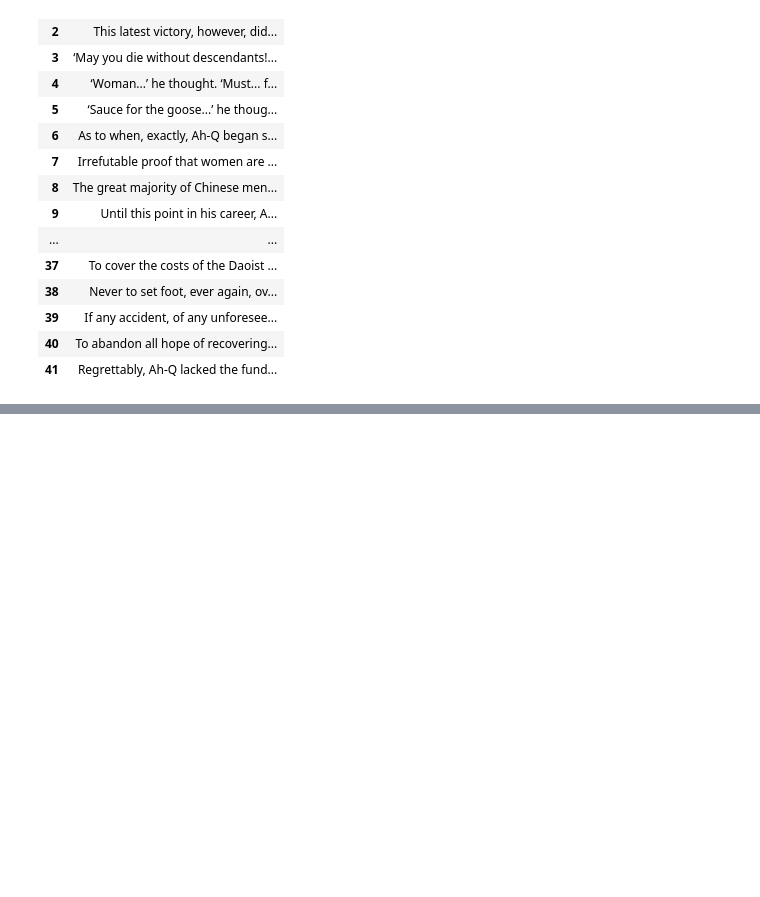
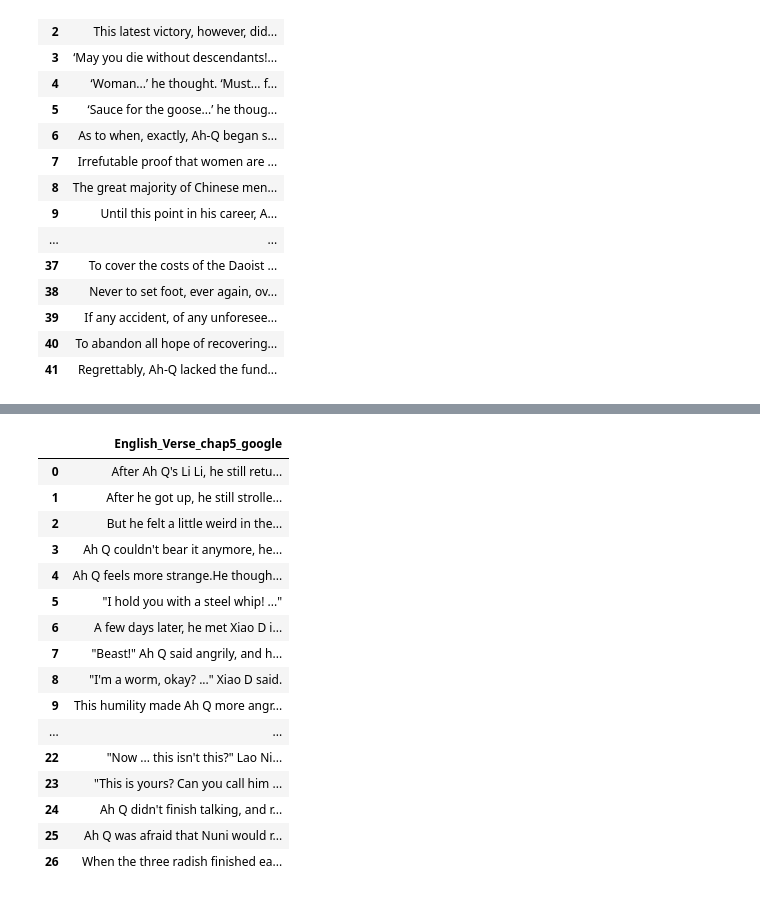
Before and after one commit to sydney-machine-learning/translationanalysis-Mandarin, a Jupyter notebook: jupyter_notebook/data_pre_processing_new.ipynb, the cells around one changed output, grey strips where cells are left out. Cells and saved outputs as stored; diff of their text form; code cells hidden in the pictures; blank space fills up the shorter version.

```diff
--- a/jupyter_notebook/data_pre_processing_new.ipynb
+++ b/jupyter_notebook/data_pre_processing_new.ipynb
@@ -826,0 +916,52 @@ df_julia_chapt4
+# %%
+#google merge
+df_google_chapt5 = pd.read_csv("/Users/wangxuechun/unsw/thesis-repo/Data_set/google_dataset/chapter_5_eng_version_google.csv")
+
+merged_rows_google_chapt5 = df_google_chapt5.iloc[3:5]
+
+merged_row_google_chapt5 = merged_rows_google_chapt5.agg(agg)
+
+original_indices_google_chapt5 = merged_rows_google_chapt5.index
+
+insert_index_google_chapt5 = original_indices_google_chapt5[0]
+
+df_dropped_google_chapt5 = df_google_chapt5.drop(original_indices_google_chapt5)
+
+merged_row_df_google_chapt5 = pd.DataFrame([merged_row_google_chapt5], index=[insert_index_google_chapt5])
+
+df_with_merged_google_chapt5 = pd.concat([df_dropped_google_chapt5.iloc[:insert_index_google_chapt5], merged_row_df_google_chapt5, df_dropped_google_chapt5.iloc[insert_index_google_chapt5:]]).sort_index().reset_index(drop=True)
+
+#second merge
+merged_rows_google_chapt5 = df_with_merged_google_chapt5.iloc[10:12]
+
+merged_row_google_chapt5 = merged_rows_google_chapt5.agg(agg)
+
+original_indices_google_chapt5 = merged_rows_google_chapt5.index
+
+insert_index_google_chapt5 = original_indices_google_chapt5[0]
+
+df_dropped_google_chapt5 = df_with_merged_google_chapt5.drop(original_indices_google_chapt5)
+
+merged_row_df_google_chapt5 = pd.DataFrame([merged_row_google_chapt5], index=[insert_index_google_chapt5])
+
+df_with_merged_google_chapt5 = pd.concat([df_dropped_google_chapt5.iloc[:insert_index_google_chapt5], merged_row_df_google_chapt5, df_dropped_google_chapt5.iloc[insert_index_google_chapt5:]]).sort_index().reset_index(drop=True)
+
+df_with_merged_google_chapt5
+# %% [output]
+|  | English_Verse_chap5_google |
+| 0 | After Ah Q's Li Li, he still retu... |
+| 1 | After he got up, he still strolle... |
+| 2 | But he felt a little weird in the... |
+| 3 | Ah Q couldn't bear it anymore, he... |
+| 4 | Ah Q feels more strange.He though... |
+| 5 | "I hold you with a steel whip! ..." |
+| 6 | A few days later, he met Xiao D i... |
+| 7 | "Beast!" Ah Q said angrily, and h... |
+| 8 | "I'm a worm, okay? ..." Xiao D said. |
+| 9 | This humility made Ah Q more angr... |
+| ... | ... |
+| 22 | "Now ... this isn't this?" Lao Ni... |
+| 23 | "This is yours? Can you call him ... |
+| 24 | Ah Q didn't finish talking, and r... |
+| 25 | Ah Q was afraid that Nuni would r... |
+| 26 | When the three radish finished ea... |
```
Also changed, not shown: parts of 5 cells of this notebook, 2 other files.
